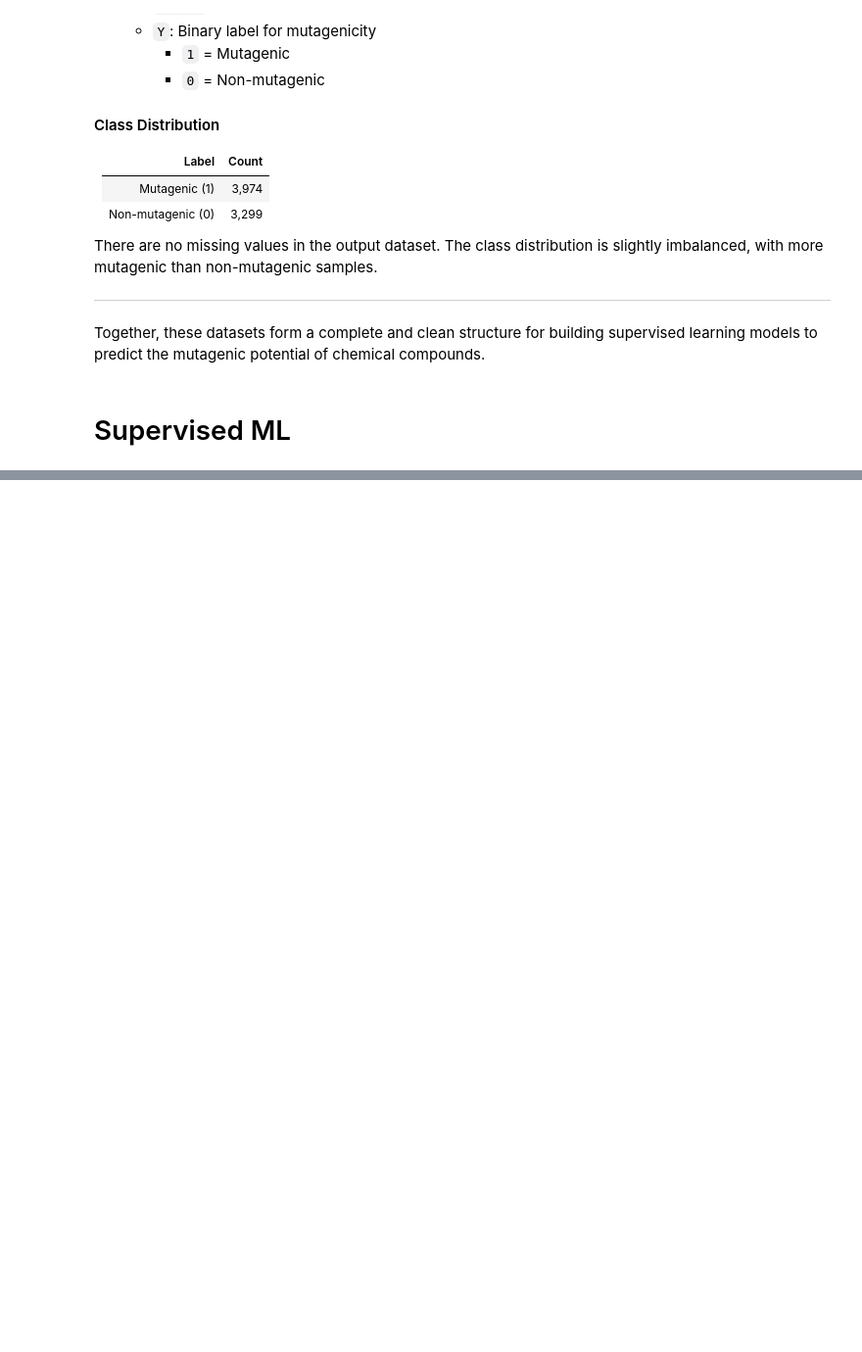
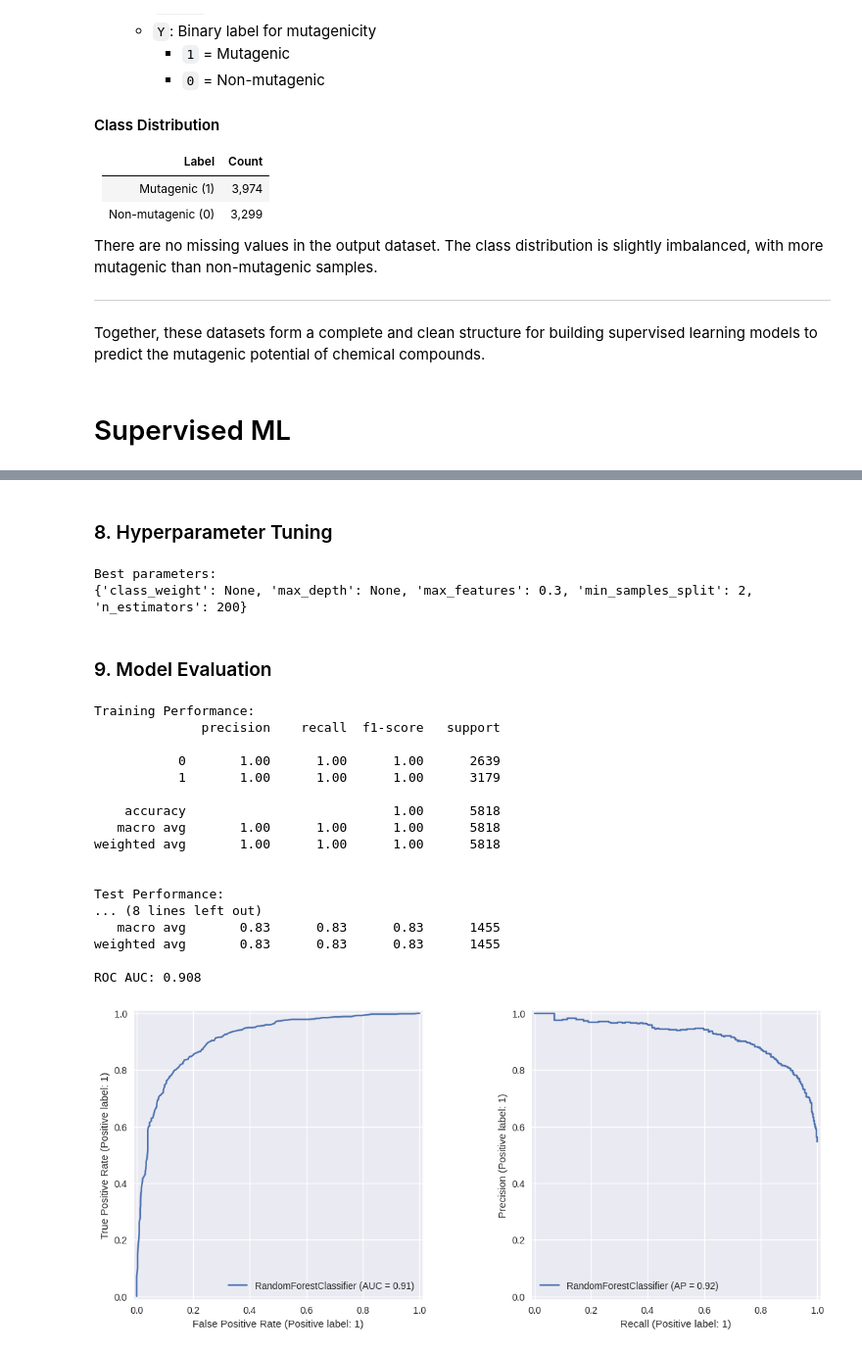
Before and after one commit to arog-bioinfo/ECDB_Project, a Jupyter notebook: trabalho_py/relatorio_grupo1_Artur.ipynb, the cells around one changed output, grey strips where cells are left out. Shown: that part at 98% size. Cells and saved outputs as stored; diff of their text form; code cells hidden in the pictures; blank space fills up the shorter version.

```diff
--- a/trabalho_py/relatorio_grupo1_Artur.ipynb
+++ b/trabalho_py/relatorio_grupo1_Artur.ipynb
@@ -201,0 +402,74 @@ Together, these datasets form a complete and clean structure for building superv
+# %% [markdown]
+### 8. Hyperparameter Tuning
+# %%
+param_grid = {
+    'n_estimators': [100, 200],
+    'max_depth': [10, 20, None],
+    'min_samples_split': [2, 5],
+    'max_features': ['sqrt', 'log2', 0.3],
+    'class_weight': [None, 'balanced']
+}
+
+grid_search = GridSearchCV(
+    estimator=RandomForestClassifier(random_state=RANDOM_STATE),
+    param_grid=param_grid,
+    cv=StratifiedKFold(n_splits=3, shuffle=True, random_state=RANDOM_STATE),
+    scoring='f1',
+    n_jobs=-1,
+    verbose=0 # change for more info
+)
+
+grid_search.fit(X_train_selected, y_train)
+
+# Show best parameters
+print("Best parameters:")
+print(grid_search.best_params_)
+
+# %%
+# Get best model
+best_model = grid_search.best_estimator_
+# %% [output]
+Best parameters:
+{'class_weight': None, 'max_depth': None, 'max_features': 0.3, 'min_samples_split': 2, 'n_estimators': 200}
+# %% [markdown]
+### 9. Model Evaluation
+# %%
+# Training evaluation
+train_pred = best_model.predict(X_train_selected)
+print("Training Performance:")
+print(classification_report(y_train, train_pred))
+
+# Test evaluation
+test_pred = best_model.predict(X_test_selected)
+test_proba = best_model.predict_proba(X_test_selected)[:, 1]
+
+print("\nTest Performance:")
+print(confusion_matrix(y_test, test_pred))
+print(classification_report(y_test, test_pred))
+print(f"ROC AUC: {roc_auc_score(y_test, test_proba):.3f}")
+
+# Plot curves
+fig, (ax1, ax2) = plt.subplots(1, 2, figsize=(12, 5))
+RocCurveDisplay.from_estimator(best_model, X_test_selected, y_test, ax=ax1)
+PrecisionRecallDisplay.from_estimator(best_model, X_test_selected, y_test, ax=ax2)
+plt.tight_layout()
+plt.show()
+# %% [output]
+Training Performance:
+              precision    recall  f1-score   support
+
+           0       1.00      1.00      1.00      2639
+           1       1.00      1.00      1.00      3179
+
+    accuracy                           1.00      5818
+   macro avg       1.00      1.00      1.00      5818
+weighted avg       1.00      1.00      1.00      5818
+
+
+Test Performance:
+... (8 lines left out)
+   macro avg       0.83      0.83      0.83      1455
+weighted avg       0.83      0.83      0.83      1455
+
+ROC AUC: 0.908
+[figure, added]
```
Also changed, not shown: parts of 24 cells of this notebook, 4 other files.
